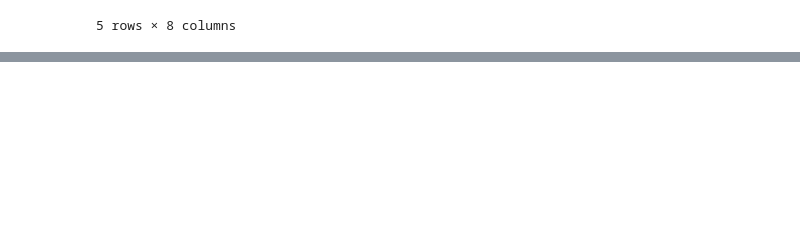
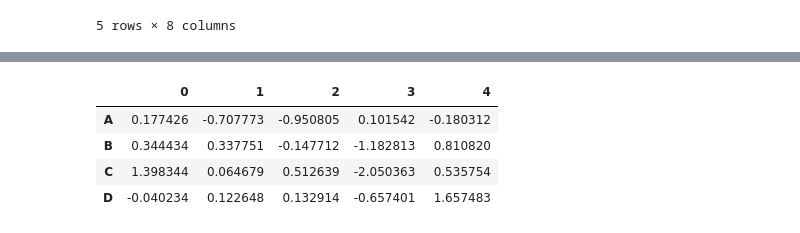
Before and after one commit to navyaanejathegreat/py_libraries, a Jupyter notebook: pandas.ipynb, the cells around one changed output, grey strips where cells are left out. Saved outputs shown, nothing was run; the diff lists cells and outputs as text; code cells hidden in the pictures; blank space fills up the shorter version.

```diff
--- a/pandas.ipynb
+++ b/pandas.ipynb
@@ -294,3 +294,10 @@ iris.assign(ratio=iris["Avg. Area House Age"]/iris["Avg. Area Income"]).head()
 | 3 | 63345.240046 | 7.188236 | 5.586729 | ... | 1.260617e+06 | USS Barnett\nFPO AP 44820 | 0.000113 |
 | 4 | 59982.197226 | 5.040555 | 7.839388 | ... | 6.309435e+05 | USNS Raymond\nFPO AE 09386 | 0.000084 |
 5 rows × 8 columns
+# %%
+df = pd.DataFrame(np.random.randn(10, 4), columns=["A", "B", "C", "D"])
+
+df2 = pd.DataFrame(np.random.randn(7, 3), columns=["A", "B", "C"])
+print(df)
+
+df + df2
@@ -296,0 +327,9 @@ iris.assign(ratio=iris["Avg. Area House Age"]/iris["Avg. Area Income"]).head()
+# %%
+# TRANSPOSING A MATRIX
+df[:5].T
+# %% [output]
+|  | 0 | 1 | 2 | 3 | 4 |
+| A | 0.177426 | -0.707773 | -0.950805 | 0.101542 | -0.180312 |
+| B | 0.344434 | 0.337751 | -0.147712 | -1.182813 | 0.810820 |
+| C | 1.398344 | 0.064679 | 0.512639 | -2.050363 | 0.535754 |
+| D | -0.040234 | 0.122648 | 0.132914 | -0.657401 | 1.657483 |
```
Also changed, not shown: parts of 1 cell of this notebook.
